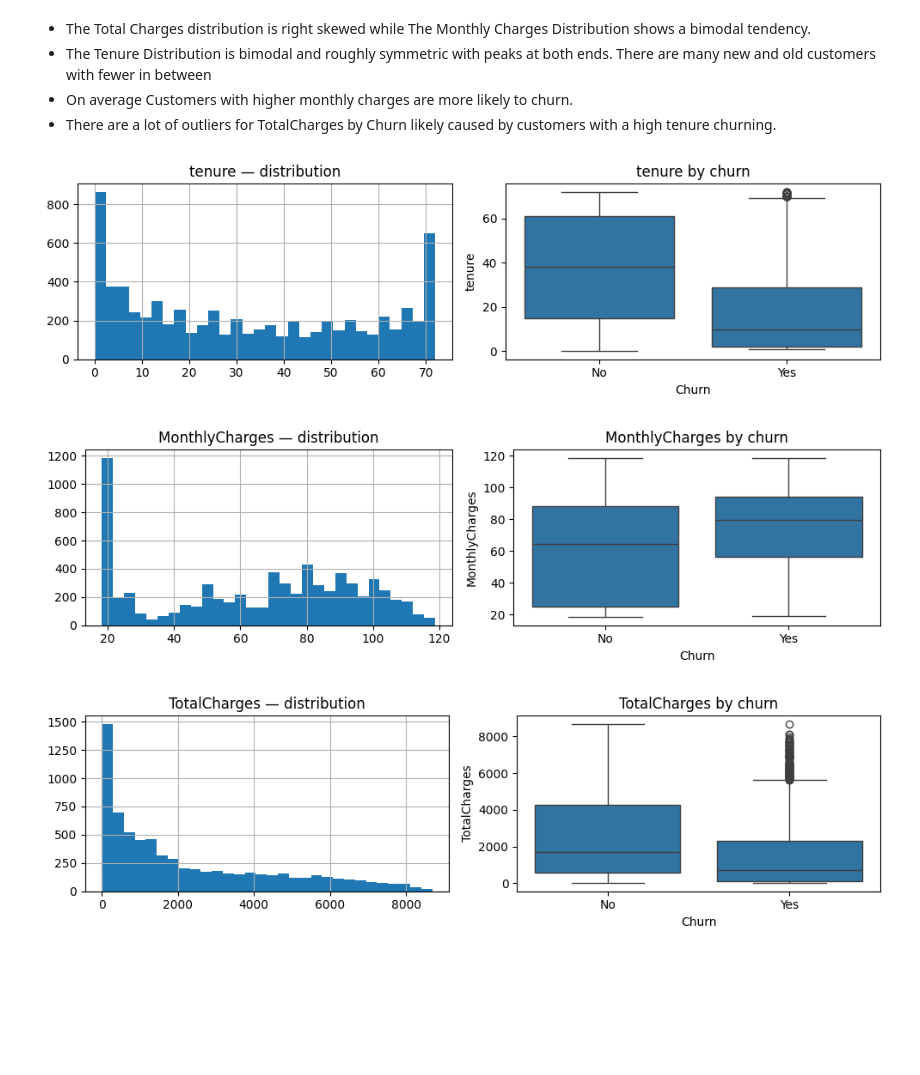
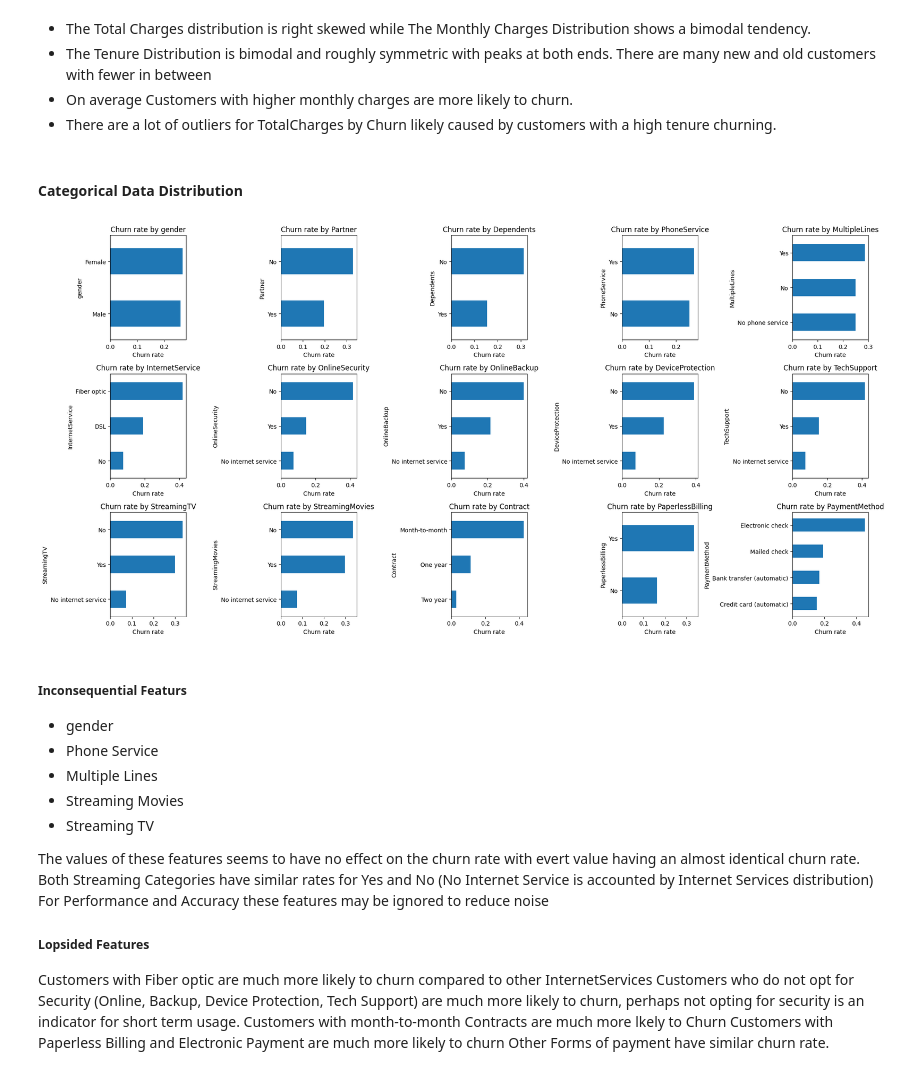
Before and after one commit to Syed-AbdulMoeed/churn-prediction-pipeline, a Jupyter notebook: notebooks/EDA.ipynb, the cells around one changed output. Cells and saved outputs as stored; diff of their text form; code cells hidden in the pictures; blank space fills up the shorter version.

Commit message:
Started Categorical Features Analysis

```diff
--- a/notebooks/EDA.ipynb
+++ b/notebooks/EDA.ipynb
@@ -200,18 +200,47 @@ plt.show()
 - The Tenure Distribution is bimodal and roughly symmetric with peaks at both ends. There are many new and old customers with fewer in between
 - On average Customers with higher monthly charges are more likely to churn.
 - There are a lot of outliers for TotalCharges by Churn likely caused by customers with a high tenure churning.
-# %%
-num_cols = ['tenure', 'MonthlyCharges', 'TotalCharges']
-
-for col in num_cols:
-    fig, axes = plt.subplots(1, 2, figsize=(10, 3))
-    df[col].hist(ax=axes[0], bins=30)
-    axes[0].set_title(f'{col} — distribution')
-    sns.boxplot(x='Churn', y=col, data=df, ax=axes[1])
-    axes[1].set_title(f'{col} by churn')
-    plt.tight_layout()
-    plt.show()
-# %% [output]
-[figure, removed]
-[figure, removed]
-[figure, removed]
+# %% [markdown]
+#### Categorical Data Distribution
+# %%
+cat_cols = [
+    'gender', 'Partner', 'Dependents', 'PhoneService',
+    'MultipleLines', 'InternetService', 'OnlineSecurity', 'OnlineBackup',
+    'DeviceProtection', 'TechSupport', 'StreamingTV', 'StreamingMovies',
+    'Contract', 'PaperlessBilling', 'PaymentMethod'
+]
+
+fig, axes = plt.subplots(3, 5, figsize=(20,10))
+axes = axes.flatten()
+
+
+for i,col in enumerate(cat_cols):
+    churn_rate = df.groupby(col)['Churn'].apply(lambda x: (x == 'Yes').mean())
+    churn_rate.sort_values().plot(kind='barh', ax=axes[i])
+    axes[i].set_title(f'Churn rate by {col}')
+    axes[i].set_xlabel('Churn rate')
+
+
+
+plt.tight_layout()
+plt.show()
+# %% [output]
+[figure, added]
+# %% [markdown]
+##### Inconsequential Featurs
+- gender
+- Phone Service
+- Multiple Lines
+- Streaming Movies
+- Streaming TV
+
+The values of these features seems to have no effect on the churn rate with evert value having an almost identical churn rate.
+Both Streaming Categories have similar rates for Yes and No (No Internet Service is accounted by Internet Services distribution)
+For Performance and Accuracy these features may be ignored to reduce noise
+
+##### Lopsided Features
+Customers with Fiber optic are much more likely to churn compared to other InternetServices
+Customers who do not opt for Security (Online, Backup, Device Protection, Tech Support) are much more likely to churn, perhaps not opting for security is an indicator for short term usage.
+Customers with month-to-month Contracts are much more lkely to Churn
+Customers with Paperless Billing and Electronic Payment are much more likely to churn
+Other Forms of payment have similar churn rate.
```
Also changed, not shown: parts of 1 cell of this notebook.
